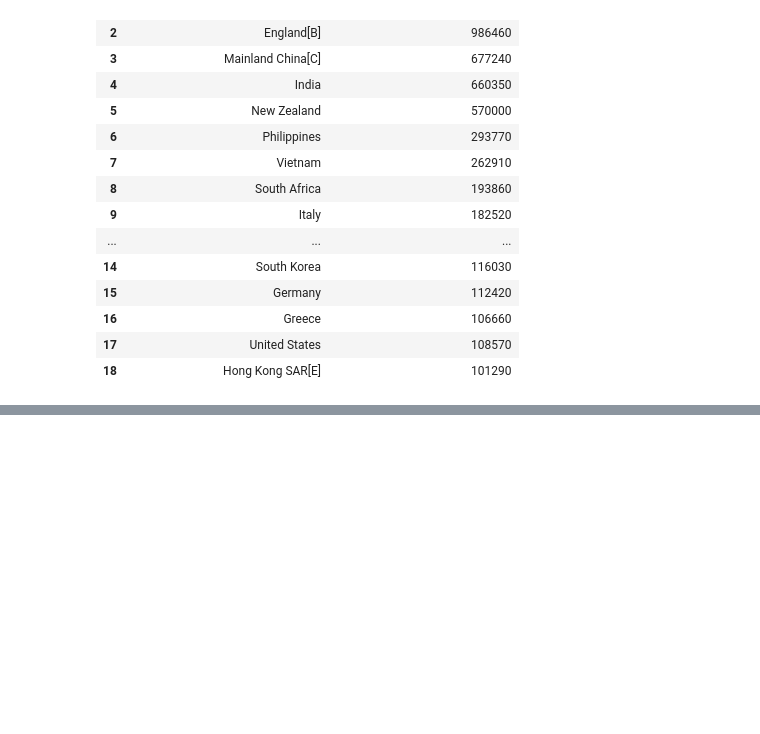
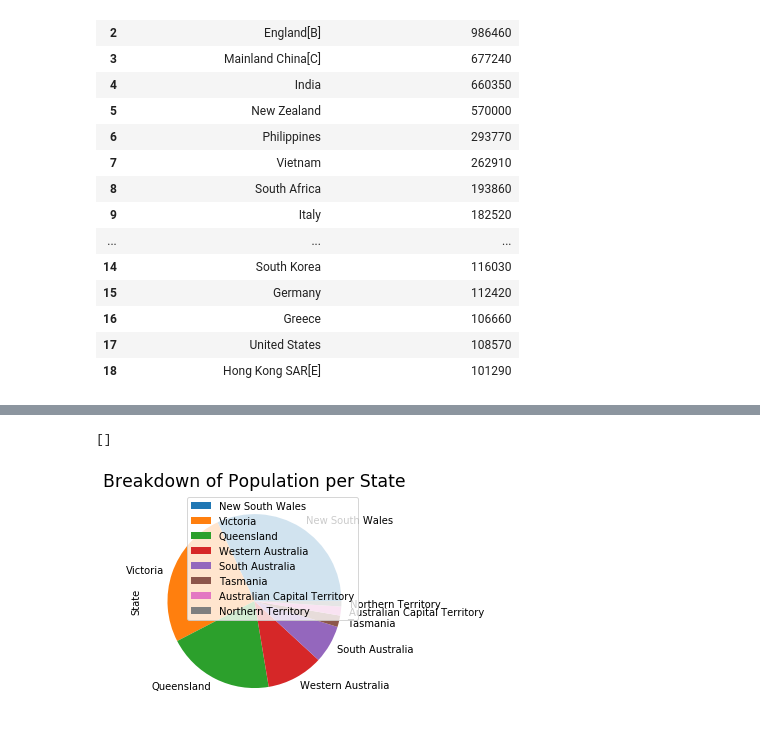
Before and after one commit to stepheng123/Project_Take2, a Jupyter notebook: scraping_pandas.ipynb, the cells around one changed output, grey strips where cells are left out. Drawn from its saved outputs; the diff is of its cells as text; code cells hidden in the pictures; blank space fills up the shorter version.

```diff
--- a/scraping_pandas.ipynb
+++ b/scraping_pandas.ipynb
@@ -128,0 +241,8 @@ tables[1]
+# %%
+distribution = tables[4]
+distribution_df = distribution.iloc[:,0:2]
+distribution_df
+#distribution_df.dtypes
+distribution_df.columns = ['State','Population']
+distribution_df2 = distribution_df.set_index('State')
+distribution_df2
@@ -128,0 +260,9 @@ tables[1]
+# %%
+xlabels = ('')
+plot2 = distribution_df2.plot.pie(x='State', y='Population')
+plot2.set_title("Breakdown of Population per State", fontsize='xx-large')
+plot2.set_ylabel("State")
+plot2.set_xticklabels(xlabels)
+# %% [output]
+[]
+[figure, added]
```
Also changed, not shown: parts of 11 cells of this notebook.
